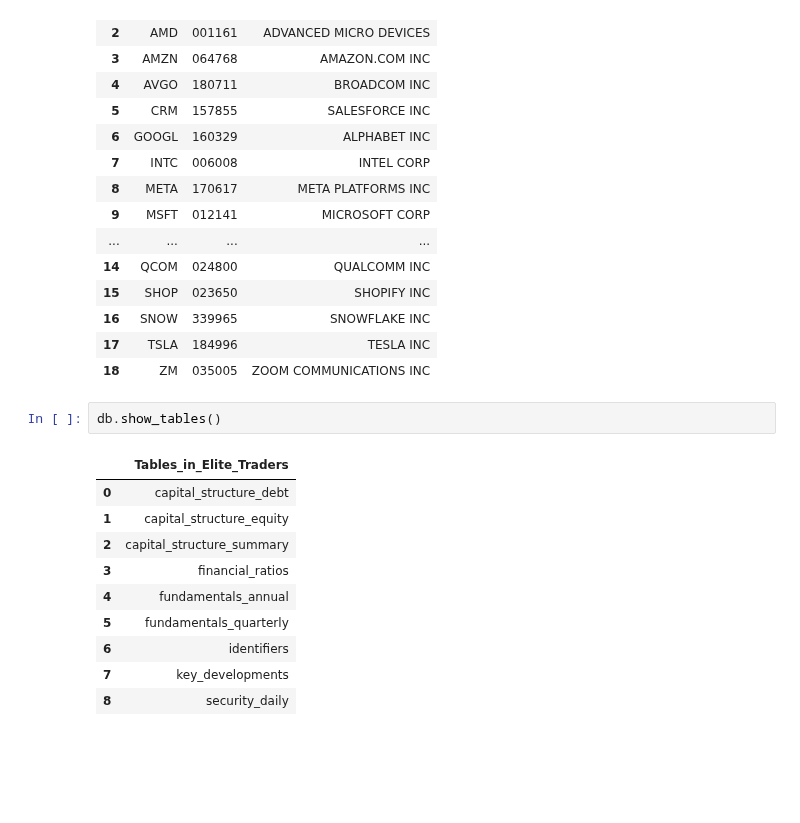
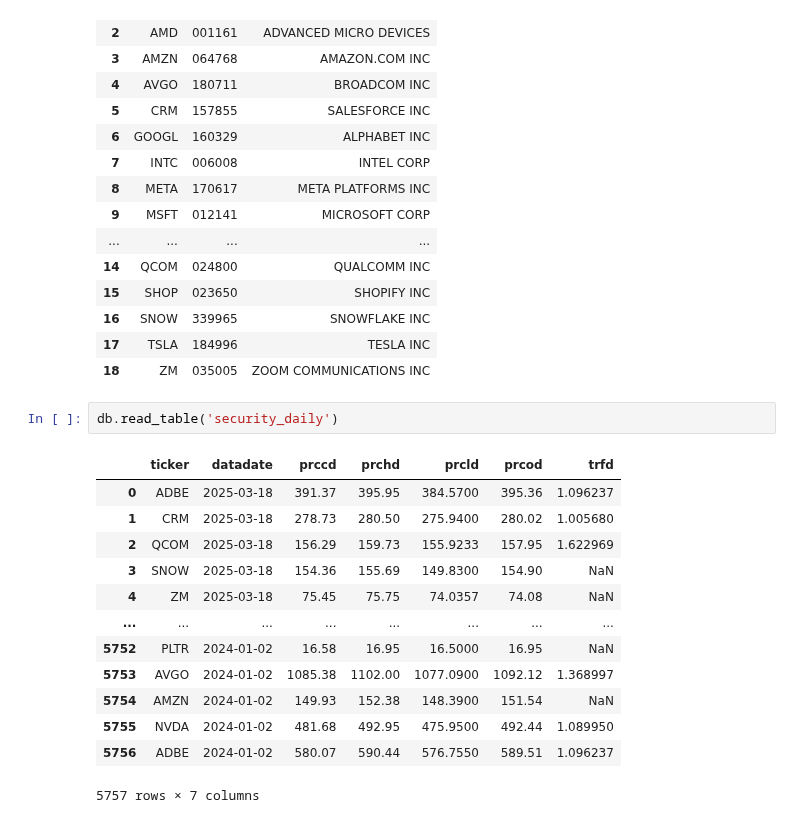
Before and after one commit to Chen-zexi/LangAlpha, a Jupyter notebook: notebooks/checkpoint.ipynb, the cells around one changed output. Saved outputs shown, nothing was run; the diff lists cells and outputs as text; blank space fills up the shorter version.

```diff
--- a/notebooks/get_data.ipynb
+++ b/notebooks/checkpoint.ipynb
@@ -421,16 +483,19 @@ db.read_table('identifiers')
 | 16 | SNOW | 339965 | SNOWFLAKE INC |
 | 17 | TSLA | 184996 | TESLA INC |
 | 18 | ZM | 035005 | ZOOM COMMUNICATIONS INC |
-# %%
-db.show_tables()
-# %% [output]
-|  | Tables_in_Elite_Traders |
-| 0 | capital_structure_debt |
-| 1 | capital_structure_equity |
-| 2 | capital_structure_summary |
-| 3 | financial_ratios |
-| 4 | fundamentals_annual |
-| 5 | fundamentals_quarterly |
-| 6 | identifiers |
-| 7 | key_developments |
-| 8 | security_daily |
+# %%
+db.read_table('security_daily')
+# %% [output]
+|  | ticker | datadate | prccd | prchd | prcld | prcod | trfd |
+| 0 | ADBE | 2025-03-18 | 391.37 | 395.95 | 384.5700 | 395.36 | 1.096237 |
+| 1 | CRM | 2025-03-18 | 278.73 | 280.50 | 275.9400 | 280.02 | 1.005680 |
+| 2 | QCOM | 2025-03-18 | 156.29 | 159.73 | 155.9233 | 157.95 | 1.622969 |
+| 3 | SNOW | 2025-03-18 | 154.36 | 155.69 | 149.8300 | 154.90 | NaN |
+| 4 | ZM | 2025-03-18 | 75.45 | 75.75 | 74.0357 | 74.08 | NaN |
+| ... | ... | ... | ... | ... | ... | ... | ... |
+| 5752 | PLTR | 2024-01-02 | 16.58 | 16.95 | 16.5000 | 16.95 | NaN |
+| 5753 | AVGO | 2024-01-02 | 1085.38 | 1102.00 | 1077.0900 | 1092.12 | 1.368997 |
+| 5754 | AMZN | 2024-01-02 | 149.93 | 152.38 | 148.3900 | 151.54 | NaN |
+| 5755 | NVDA | 2024-01-02 | 481.68 | 492.95 | 475.9500 | 492.44 | 1.089950 |
+| 5756 | ADBE | 2024-01-02 | 580.07 | 590.44 | 576.7550 | 589.51 | 1.096237 |
+5757 rows × 7 columns
```
Also changed, not shown: parts of 10 cells of this notebook, 3 other files.
